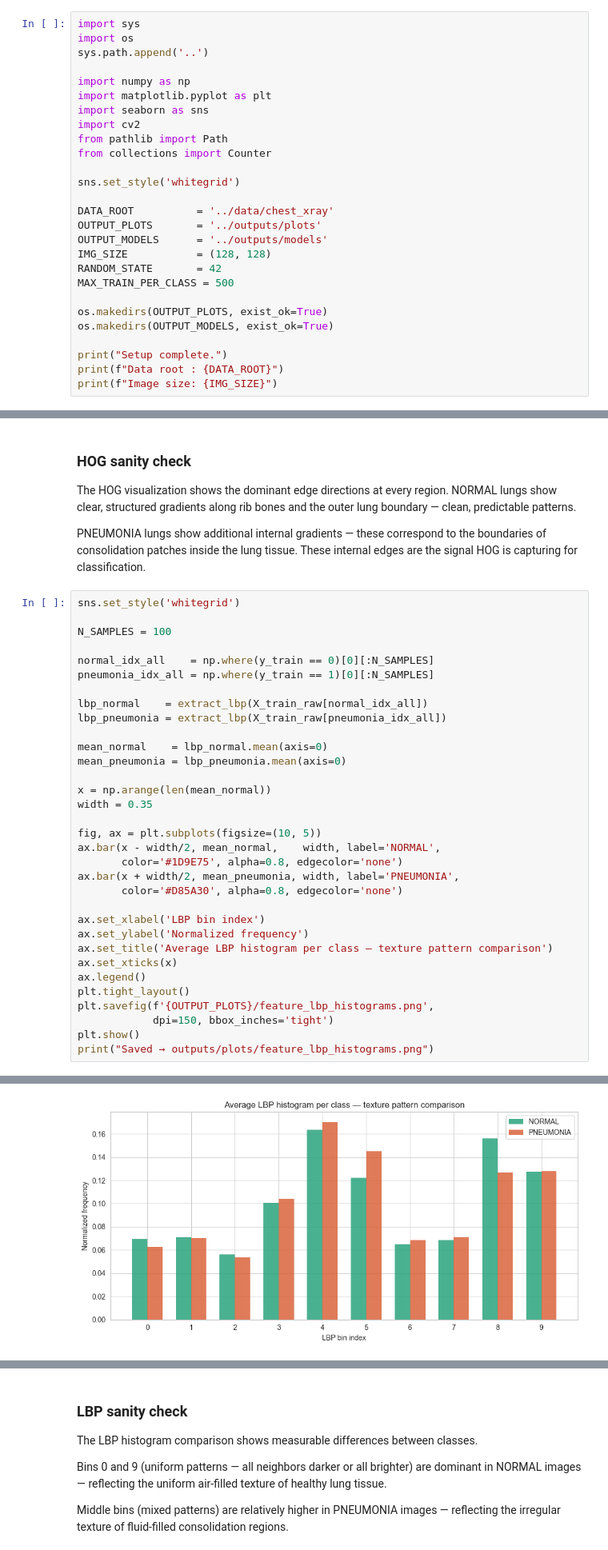
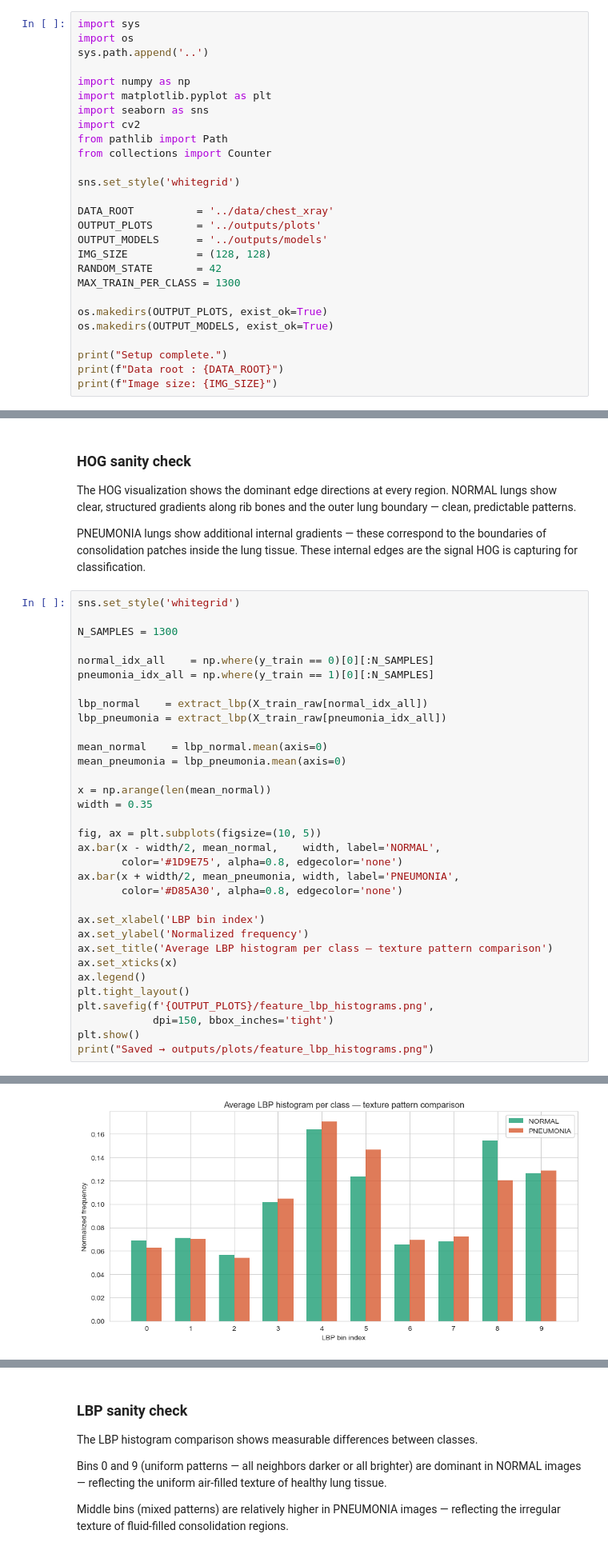
Before and after one commit to Dibya-z/Robust-Medical-Vision, a Jupyter notebook: notebooks/notebook_01_baseline.ipynb, the cells around one changed output, grey strips where cells are left out. Shown at 80% size. Saved outputs shown, nothing was run; the diff lists cells and outputs as text.

```diff
--- a/notebooks/notebook_01_baseline.ipynb
+++ b/notebooks/notebook_01_baseline.ipynb
@@ -17,7 +17,7 @@ OUTPUT_PLOTS       = '../outputs/plots'
 OUTPUT_MODELS      = '../outputs/models'
 IMG_SIZE           = (128, 128)
 RANDOM_STATE       = 42
-MAX_TRAIN_PER_CLASS = 500
+MAX_TRAIN_PER_CLASS = 1300
 
 os.makedirs(OUTPUT_PLOTS, exist_ok=True)
 os.makedirs(OUTPUT_MODELS, exist_ok=True)
@@ -592,7 +592,7 @@ These internal edges are the signal HOG is capturing for classification.
 # %%
 sns.set_style('whitegrid')
 
-N_SAMPLES = 100
+N_SAMPLES = 1300
 
 normal_idx_all    = np.where(y_train == 0)[0][:N_SAMPLES]
 pneumonia_idx_all = np.where(y_train == 1)[0][:N_SAMPLES]
@@ -628,4 +628,4 @@ LBP features extracted — shape: (100, 10)
-[figure, old version]
+[figure, new version]
 Saved → outputs/plots/feature_lbp_histograms.png
 # %% [markdown]
 
```
Also changed, not shown: parts of 17 cells of this notebook.
